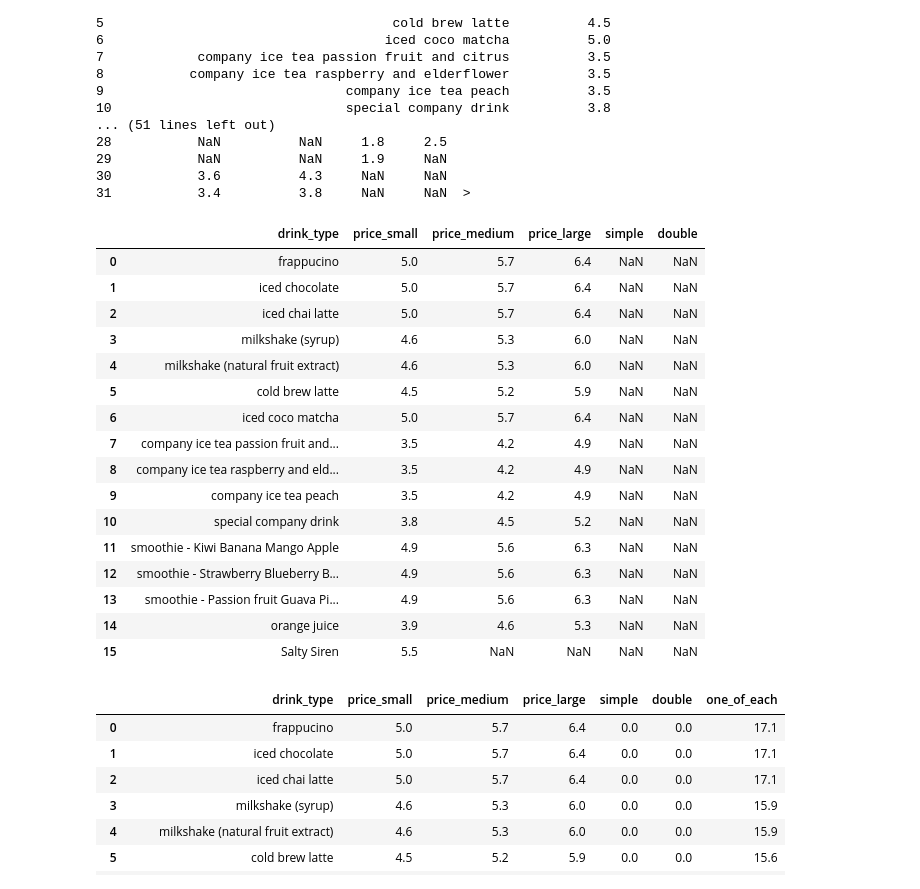
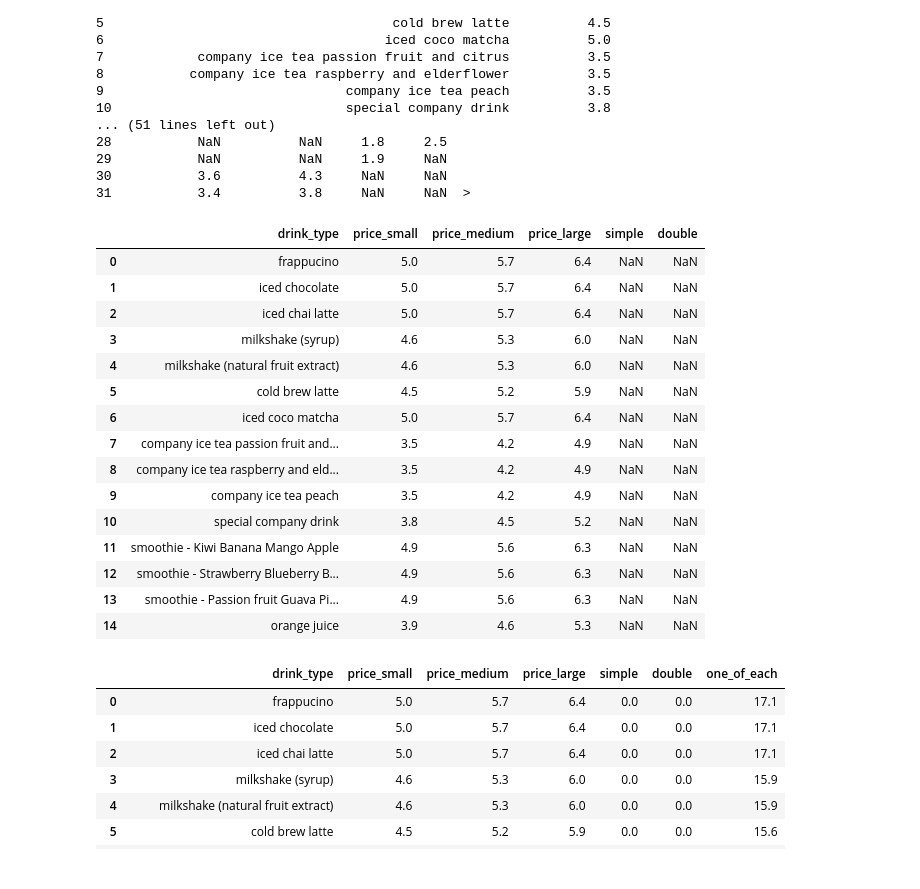
Before and after one commit to Luna-Agora/coffee, a Jupyter notebook: Notebooks/coffee notebook.ipynb, the cells around one changed output. Saved outputs shown, nothing was run; the diff lists cells and outputs as text; code cells hidden in the pictures.

```diff
--- a/Notebooks/coffee notebook.ipynb
+++ b/Notebooks/coffee notebook.ipynb
@@ -84,25 +84,24 @@ price.last
 30           3.6          4.3     NaN     NaN
 31           3.4          3.8     NaN     NaN  >
 # %%
-price.head(16)
+price.head(15)
 # %% [output]
 |  | drink_type | price_small | price_medium | price_large | simple | double |
 | 0 | frappucino | 5.0 | 5.7 | 6.4 | NaN | NaN |
 | 1 | iced chocolate | 5.0 | 5.7 | 6.4 | NaN | NaN |
 | 2 | iced chai latte | 5.0 | 5.7 | 6.4 | NaN | NaN |
 | 3 | milkshake (syrup) | 4.6 | 5.3 | 6.0 | NaN | NaN |
 | 4 | milkshake (natural fruit extract) | 4.6 | 5.3 | 6.0 | NaN | NaN |
 | 5 | cold brew latte | 4.5 | 5.2 | 5.9 | NaN | NaN |
 | 6 | iced coco matcha | 5.0 | 5.7 | 6.4 | NaN | NaN |
 | 7 | company ice tea passion fruit and... | 3.5 | 4.2 | 4.9 | NaN | NaN |
 | 8 | company ice tea raspberry and eld... | 3.5 | 4.2 | 4.9 | NaN | NaN |
 | 9 | company ice tea peach | 3.5 | 4.2 | 4.9 | NaN | NaN |
 | 10 | special company drink | 3.8 | 4.5 | 5.2 | NaN | NaN |
 | 11 | smoothie - Kiwi Banana Mango Apple | 4.9 | 5.6 | 6.3 | NaN | NaN |
 | 12 | smoothie - Strawberry Blueberry B... | 4.9 | 5.6 | 6.3 | NaN | NaN |
 | 13 | smoothie - Passion fruit Guava Pi... | 4.9 | 5.6 | 6.3 | NaN | NaN |
 | 14 | orange juice | 3.9 | 4.6 | 5.3 | NaN | NaN |
-| 15 | Salty Siren | 5.5 | NaN | NaN | NaN | NaN |
 # %%
 price2 = price
 # %%
```
